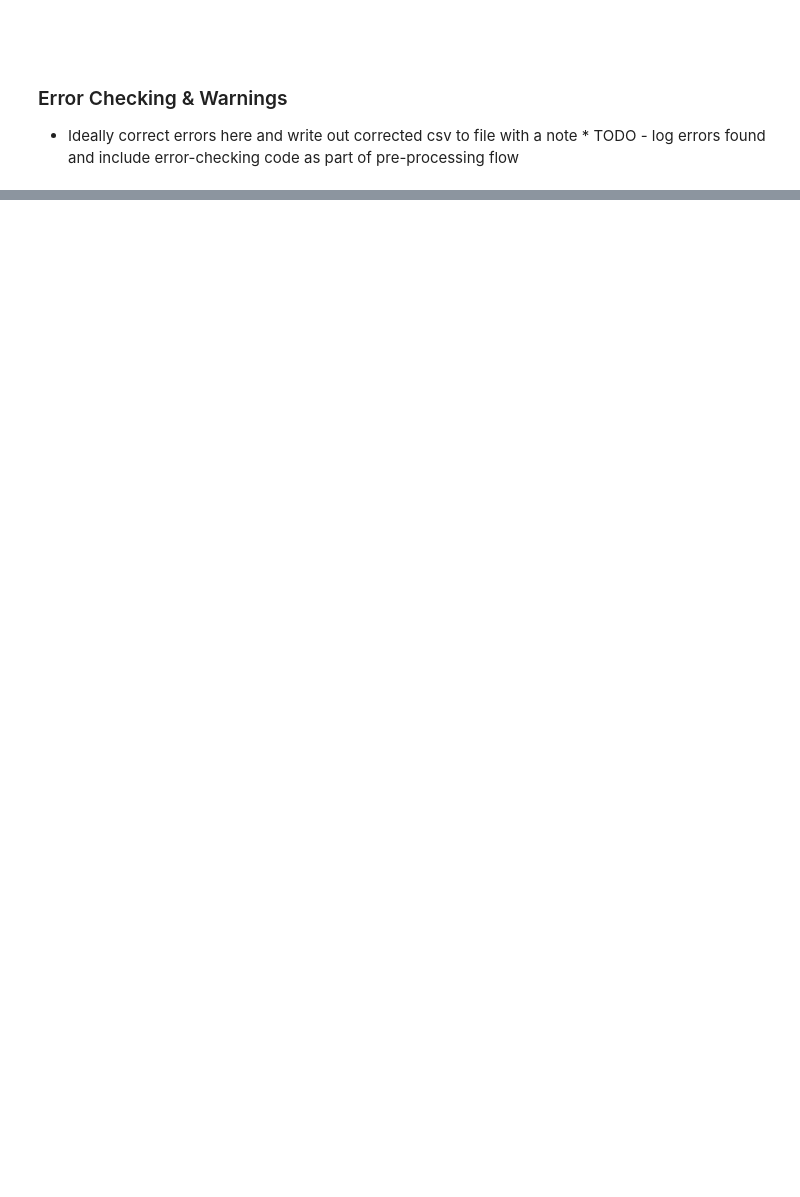
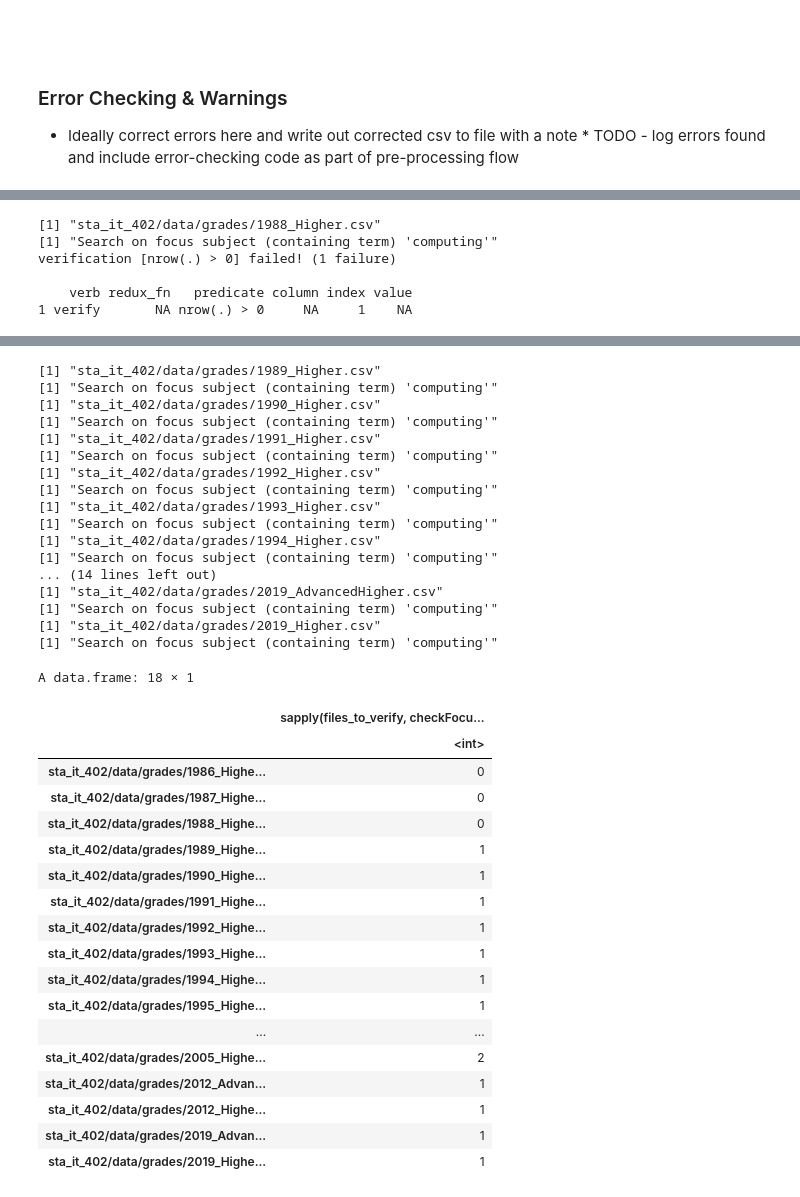
Before and after one commit to aba-sah/sta-it402-dresscode, a Jupyter notebook: code/r/it-402-dc-data_processing_error_checking.ipynb, the cells around one changed output, grey strips where cells are left out. Saved outputs shown, nothing was run; the diff lists cells and outputs as text; code cells hidden in the pictures; blank space fills up the shorter version.

```diff
--- a/code/r/it-402-dc-data_processing_error_checking.ipynb
+++ b/code/r/it-402-dc-data_processing_error_checking.ipynb
@@ -73,19 +95,34 @@ files_to_verify
+# %%
+focus_subject <- "computing"
+redundant_column_flags <- c("-Passes", "-percentage*", "-COMP", "-PassesUngradedCourses")
 # %%
-# check Computing in list of subjects
+# check focus subject (typically, but not necessarily, Computing) in list of subjects
 
-checkComputingListed <-
-    function(awardFile, glimpseContent = F) {
+checkFocusSubjectListed <-
+    function(awardFile, glimpseContent = FALSE, listSubjects = FALSE) {
         awardData <- read_csv(awardFile, trim_ws = T) %>% #, skip_empty_rows = T) # NOT skipping empty rows... :(
-                            filter(rowSums(is.na(.)) != ncol(.))
+                            filter(rowSums(is.na(.)) != ncol(.)) %>%
+                            suppressMessages
 
         print(awardFile)
+        if (!exists("focus_subject") || is_null(focus_subject) || (str_trim(focus_subject) == "")) {
+            focus_subject <- "computing"
+            print(paste("No focus subject specified; defaulting to subjects containing: ", focus_subject))
+
+        } else
+            print(paste("Search on focus subject (containing term) '", focus_subject, "'", sep = ""))
+
         if (glimpseContent)
             print(glimpse(awardData))
 
-        awardData %>%
+        result <- awardData %>%
             select(Subject) %>%
 
-            filter(str_detect(Subject, "Computing")) %>%
-            verify(nrow(.) > 0, error_fun = just_warn) %>%
-            nrow # comment out this row to list subject names
+            filter(str_detect(Subject, regex(focus_subject, ignore_case = TRUE))) %>%
+            verify(nrow(.) > 0, error_fun = just_warn)
+
+        if (!listSubjects)
+            return(nrow(result)) # comment out this row to list subject names
+        else
+            return(result)
     }
@@ -164,0 +129,6 @@ cols(
+# %%
+#lapply(files_to_verify, checkFocusSubjectListed, listSubjects = TRUE)
+#Map(checkFocusSubjectListed, files_to_verify, listSubjects = TRUE)
+
+as.data.frame(sapply(files_to_verify, checkFocusSubjectListed)) # call without as.data.frame if listing values
+# %% [output]
@@ -164,0 +151,6 @@ cols(
+[1] "sta_it_402/data/grades/1988_Higher.csv"
+[1] "Search on focus subject (containing term) 'computing'"
+verification [nrow(.) > 0] failed! (1 failure)
+
+    verb redux_fn   predicate column index value
+1 verify       NA nrow(.) > 0     NA     1    NA
@@ -164,0 +159,36 @@ cols(
+[1] "sta_it_402/data/grades/1989_Higher.csv"
+[1] "Search on focus subject (containing term) 'computing'"
+[1] "sta_it_402/data/grades/1990_Higher.csv"
+[1] "Search on focus subject (containing term) 'computing'"
+[1] "sta_it_402/data/grades/1991_Higher.csv"
+[1] "Search on focus subject (containing term) 'computing'"
+[1] "sta_it_402/data/grades/1992_Higher.csv"
+[1] "Search on focus subject (containing term) 'computing'"
+[1] "sta_it_402/data/grades/1993_Higher.csv"
+[1] "Search on focus subject (containing term) 'computing'"
+[1] "sta_it_402/data/grades/1994_Higher.csv"
+[1] "Search on focus subject (containing term) 'computing'"
+... (14 lines left out)
+[1] "sta_it_402/data/grades/2019_AdvancedHigher.csv"
+[1] "Search on focus subject (containing term) 'computing'"
+[1] "sta_it_402/data/grades/2019_Higher.csv"
+[1] "Search on focus subject (containing term) 'computing'"
+A data.frame: 18 × 1
+|  | sapply(files_to_verify, checkFocu... |
+|  | <int> |
+| sta_it_402/data/grades/1986_Highe... | 0 |
+| sta_it_402/data/grades/1987_Highe... | 0 |
+| sta_it_402/data/grades/1988_Highe... | 0 |
+| sta_it_402/data/grades/1989_Highe... | 1 |
+| sta_it_402/data/grades/1990_Highe... | 1 |
+| sta_it_402/data/grades/1991_Highe... | 1 |
+| sta_it_402/data/grades/1992_Highe... | 1 |
+| sta_it_402/data/grades/1993_Highe... | 1 |
+| sta_it_402/data/grades/1994_Highe... | 1 |
+| sta_it_402/data/grades/1995_Highe... | 1 |
+| ... | ... |
+| sta_it_402/data/grades/2005_Highe... | 2 |
+| sta_it_402/data/grades/2012_Advan... | 1 |
+| sta_it_402/data/grades/2012_Highe... | 1 |
+| sta_it_402/data/grades/2019_Advan... | 1 |
+| sta_it_402/data/grades/2019_Highe... | 1 |
```
Also changed, not shown: parts of 38 cells of this notebook.
